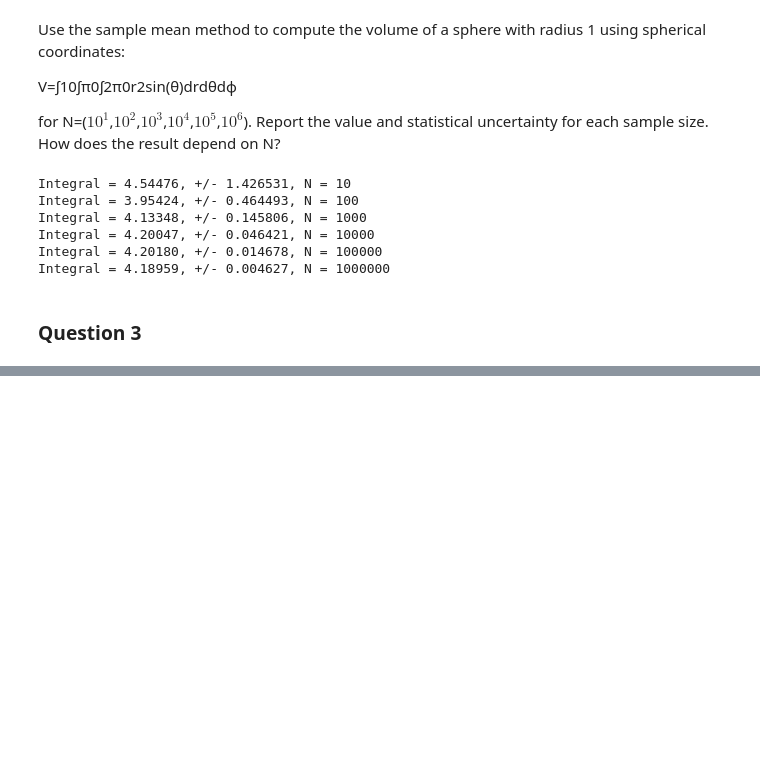
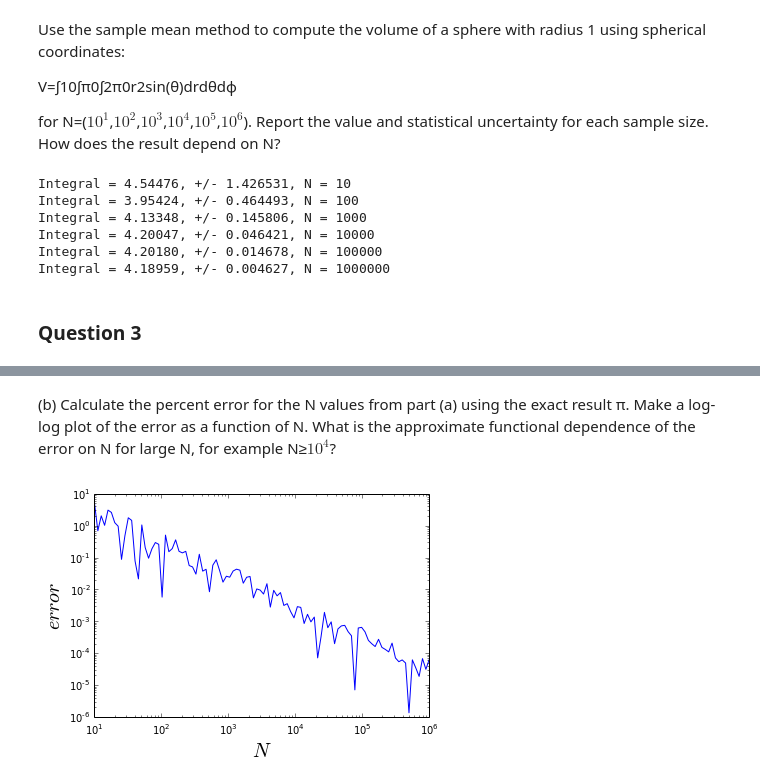
Before and after one commit to dlhoang/PHYS202-S14, a Jupyter notebook: SciPy/MCIntegrationExercises.ipynb, the cells around one changed output, grey strips where cells are left out. Saved outputs shown, nothing was run; the diff lists cells and outputs as text; code cells hidden in the pictures; blank space fills up the shorter version.

```diff
--- a/SciPy/MCIntegrationExercises.ipynb
+++ b/SciPy/MCIntegrationExercises.ipynb
@@ -215,0 +207,38 @@ ValueError: zero-size array to reduction operation maximum which has no identity
+# %% [markdown]
+(b) Calculate the percent error for the N values from part (a) using the exact result π. Make a log-log plot of the error as a function of N.
+What is the approximate functional dependence of the error on N for large N, for example N≥$10^4$?
+# %%
+def HitOrMiss():
+
+    i = np.logspace(1.0,6.0,100)
+    integral = []
+    errors = []
+    xmin = 0.0
+    xmax = 1.0
+
+    for N in i:
+        f = lambda x: 4 * (1-x**2)**0.5
+        x = np.arange(0.0,1.0,1.0/N)
+        # find the maximum value of f within the boundary to set ymax
+        subx = x[logical_and((x > xmin),(x < xmax))]
+        ymax = f(subx).max()*1.05
+        ymin = 0.
+        I = f(x).mean()
+        unc = np.sqrt(((f(x)**2).mean() - (f(x).mean())**2)/N)
+        error = abs((I - np.pi)/np.pi) * 100
+        # print "Integral=%.5f, +/- %.6f, N = %d"%(I,unc,N)
+        samples_x = xmin + (xmax-xmin)*np.random.random_sample(N);
+        samples_y = ymin + (ymax-ymin)*np.random.random_sample(N);
+        newmask = (samples_y < f(samples_x))
+        integral.append(I)
+        errors.append(error)
+
+    # Plot
+    plt.loglog(i,errors)
+    plt.ylabel(r'$error$',fontsize=20)
+    plt.xlabel(r'$N$', fontsize = 20)
+    plt.show()
+
+HitOrMiss()
+# %% [output]
+[figure, added]
```
Also changed, not shown: parts of 5 cells of this notebook, 1 other file.
